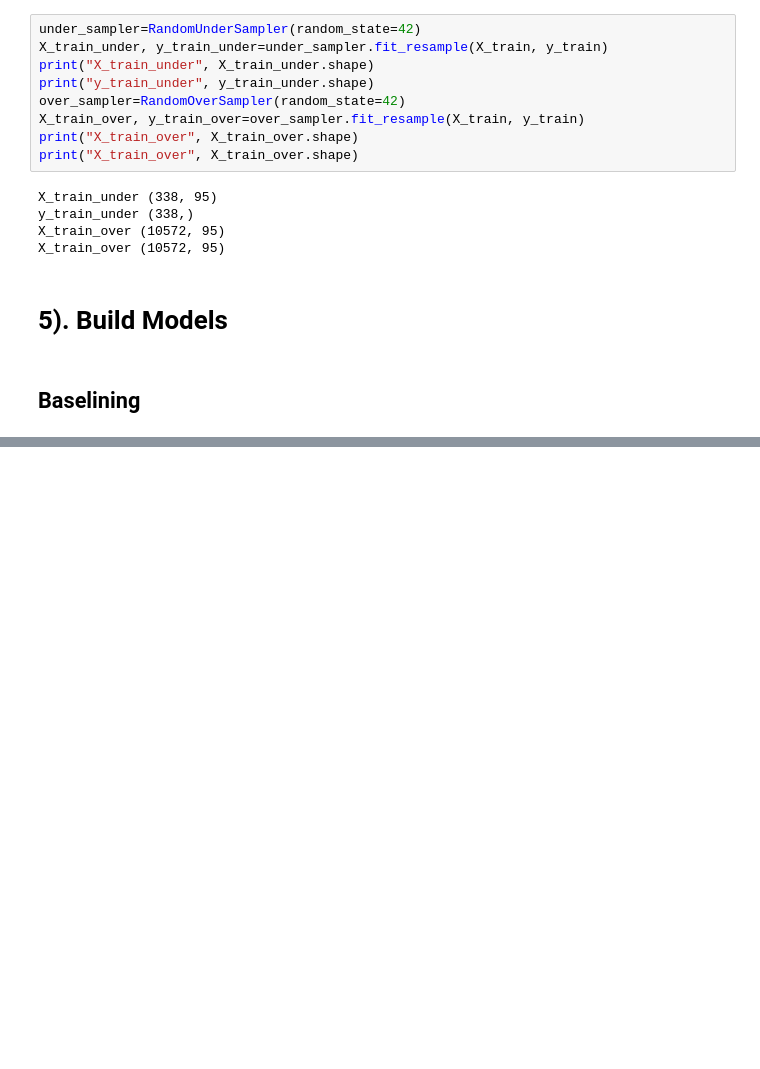
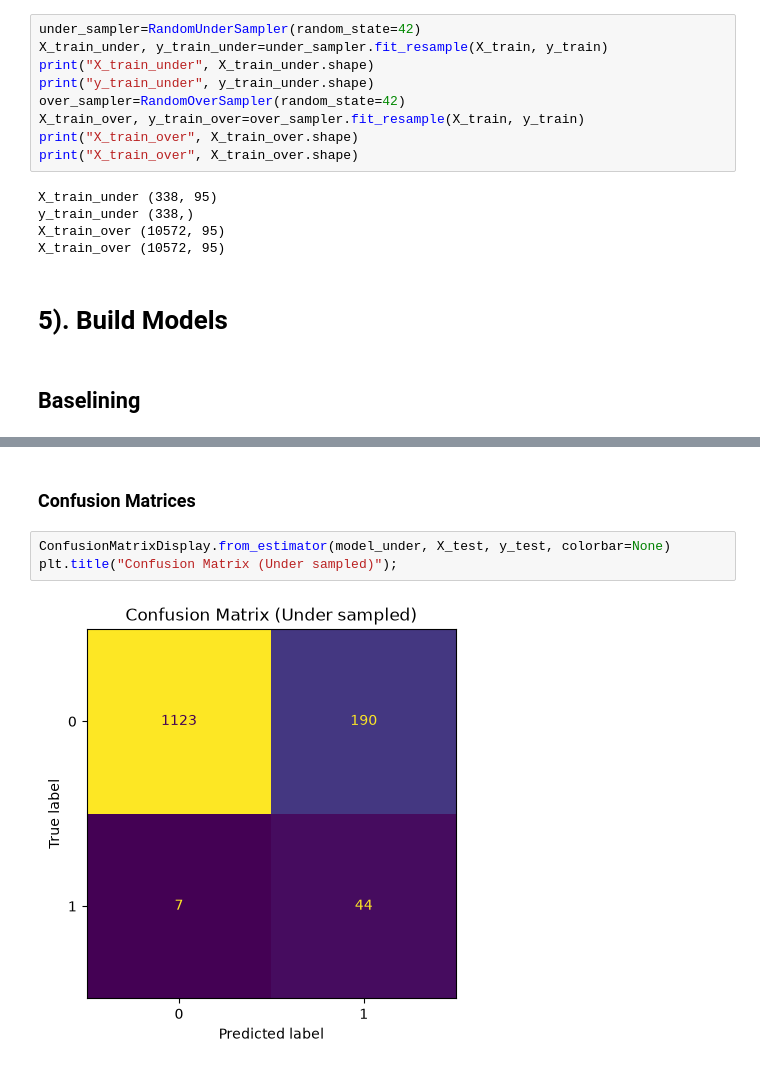
Before and after one commit to NedJuma/Predicting_Companies-_Bankruptcy_in_Taiwan-Ensemble-Modelling-, a Jupyter notebook: notebooks/modelling.ipynb, the cells around one changed output, grey strips where cells are left out. Drawn from its saved outputs; the diff is of its cells as text; blank space fills up the shorter version.

```diff
--- a/notebooks/modelling.ipynb
+++ b/notebooks/modelling.ipynb
@@ -193,0 +196,7 @@ From the accuracy scores from the CV results, it is clear that the model train
+# %% [markdown]
+### Confusion Matrices
+# %%
+ConfusionMatrixDisplay.from_estimator(model_under, X_test, y_test, colorbar=None)
+plt.title("Confusion Matrix (Under sampled)");
+# %% [output]
+[figure, added]
```
Also changed, not shown: parts of 35 cells of this notebook, 1 other file.
